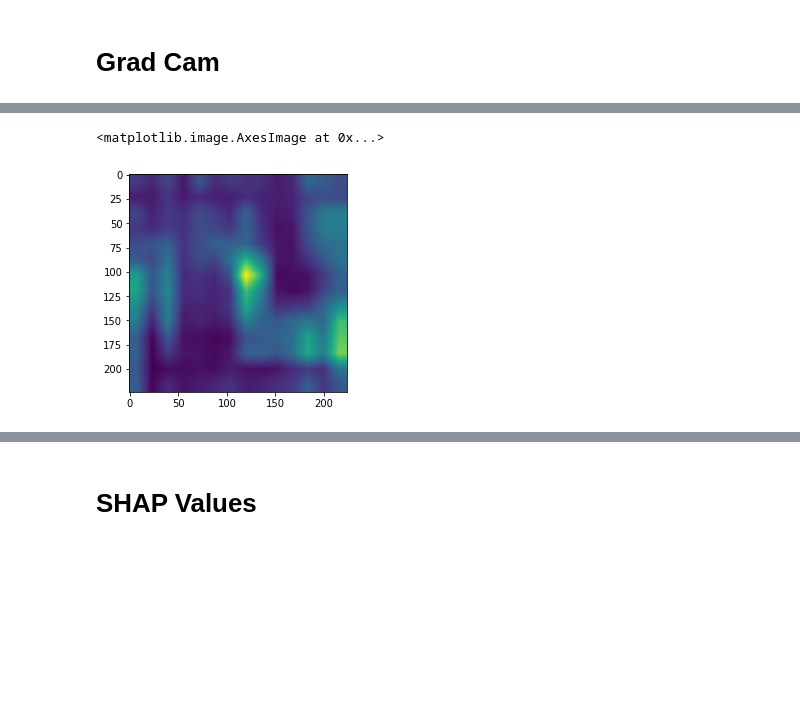
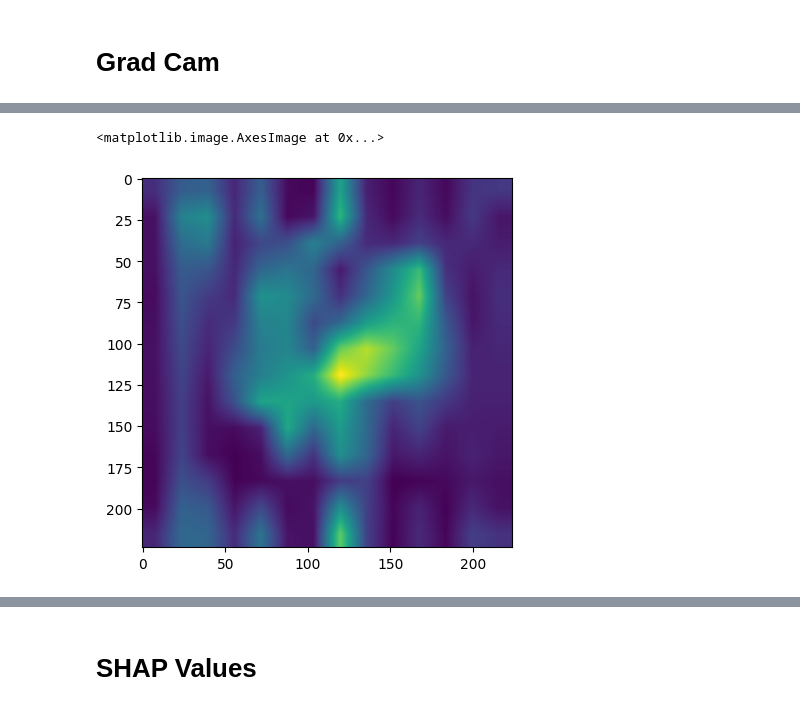
Before and after one commit to DominikHahn1407/VisualAnalytics, a Jupyter notebook: data_preparation_v2.ipynb, the cells around one changed output, grey strips where cells are left out. Saved outputs shown, nothing was run; the diff lists cells and outputs as text; code cells hidden in the pictures; blank space fills up the shorter version.

```diff
--- a/data_preparation_v2.ipynb
+++ b/data_preparation_v2.ipynb
@@ -720,0 +723,7 @@ plt.imshow(x_train[23])
+# %%
+xai_history = xai_model.fit(
+    x_train, y_train,
+    epochs=epochs,
+    validation_data=(x_val, y_val),
+    callbacks=[early_stop, reduce_lr]
+)
@@ -723,8 +820,10 @@ plt.imshow(x_train[23])
 # %%
-img_array = preprocess_img(x_train[23])
+img = x_train[1]
+
+img_array = preprocess_img(img, 'vgg16')
 heatmap = grad_cam(img_array, xai_model, "block5_conv3")
 plt.imshow(heatmap)
 # %% [output]
 <matplotlib.image.AxesImage at 0x...>
-[figure, old version]
+[figure, new version]
 # %%
```
Also changed, not shown: parts of 19 cells of this notebook, 2 other files.
